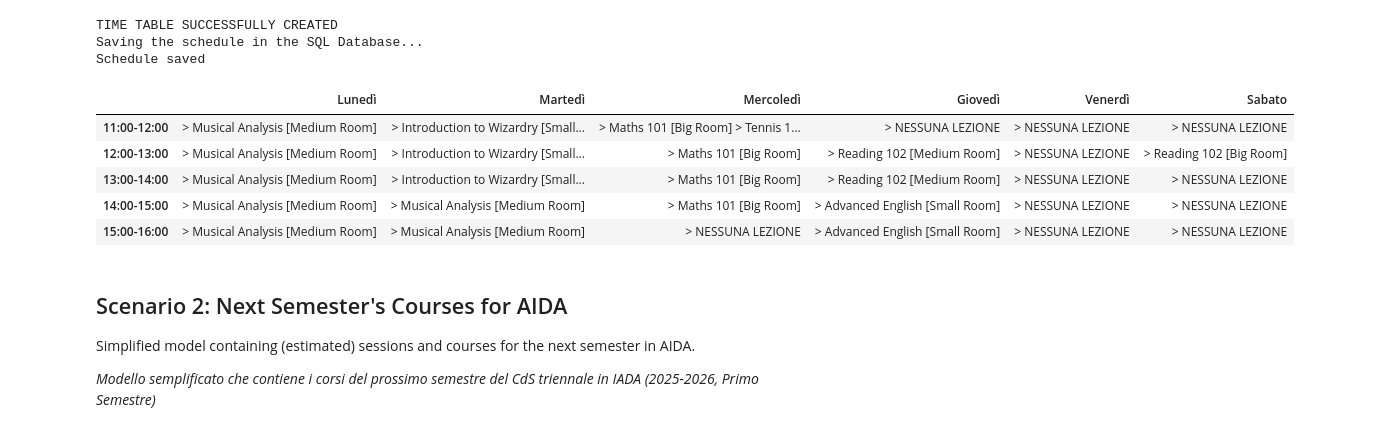
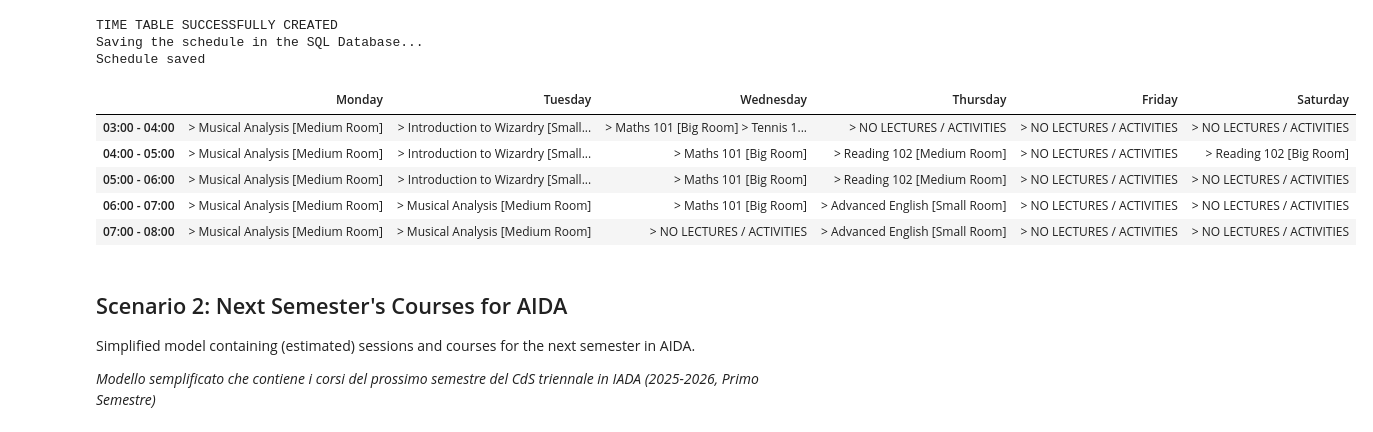
Before and after one commit to OdinMeng/z3-course-timetabling, a Jupyter notebook: demo.ipynb, the cells around one changed output. Drawn from its saved outputs; the diff is of its cells as text; code cells hidden in the pictures.

Commit message:
overhauled model.py so it can handle printing the schedule as a dataframe by itself, making the usage of the module cleaner. reran the demos

```diff
--- a/demo.ipynb
+++ b/demo.ipynb
@@ -53,3 +49,6 @@ toy_schedule.start()
+# %%
+toy_schedule = TimetableScheduler('sample_1', 5, 3)
+toy_schedule.start()
 # %%
 toy_schedule.add_constraints()
 # %%
@@ -84,13 +60,14 @@ df = pd.DataFrame(np_timetable, columns=rows, index=columns)
 # %%
 from IPython.display import display, HTML
-display(HTML(df.T.to_html().replace("\\n", "<br>")))
+df = toy_schedule.print_schedule_df()
+display(HTML(df.to_html().replace("\\n", "<br>")))
 # %% [output]
-|  | Lunedì | Martedì | Mercoledì | Giovedì | Venerdì | Sabato |
-| 11:00-12:00 | > Musical Analysis [Medium Room] | > Introduction to Wizardry [Small... | > Maths 101 [Big Room] > Tennis 1... | > NESSUNA LEZIONE | > NESSUNA LEZIONE | > NESSUNA LEZIONE |
-| 12:00-13:00 | > Musical Analysis [Medium Room] | > Introduction to Wizardry [Small... | > Maths 101 [Big Room] | > Reading 102 [Medium Room] | > NESSUNA LEZIONE | > Reading 102 [Big Room] |
-| 13:00-14:00 | > Musical Analysis [Medium Room] | > Introduction to Wizardry [Small... | > Maths 101 [Big Room] | > Reading 102 [Medium Room] | > NESSUNA LEZIONE | > NESSUNA LEZIONE |
-| 14:00-15:00 | > Musical Analysis [Medium Room] | > Musical Analysis [Medium Room] | > Maths 101 [Big Room] | > Advanced English [Small Room] | > NESSUNA LEZIONE | > NESSUNA LEZIONE |
-| 15:00-16:00 | > Musical Analysis [Medium Room] | > Musical Analysis [Medium Room] | > NESSUNA LEZIONE | > Advanced English [Small Room] | > NESSUNA LEZIONE | > NESSUNA LEZIONE |
+|  | Monday | Tuesday | Wednesday | Thursday | Friday | Saturday |
+| 03:00 - 04:00 | > Musical Analysis [Medium Room] | > Introduction to Wizardry [Small... | > Maths 101 [Big Room] > Tennis 1... | > NO LECTURES / ACTIVITIES | > NO LECTURES / ACTIVITIES | > NO LECTURES / ACTIVITIES |
+| 04:00 - 05:00 | > Musical Analysis [Medium Room] | > Introduction to Wizardry [Small... | > Maths 101 [Big Room] | > Reading 102 [Medium Room] | > NO LECTURES / ACTIVITIES | > Reading 102 [Big Room] |
+| 05:00 - 06:00 | > Musical Analysis [Medium Room] | > Introduction to Wizardry [Small... | > Maths 101 [Big Room] | > Reading 102 [Medium Room] | > NO LECTURES / ACTIVITIES | > NO LECTURES / ACTIVITIES |
+| 06:00 - 07:00 | > Musical Analysis [Medium Room] | > Musical Analysis [Medium Room] | > Maths 101 [Big Room] | > Advanced English [Small Room] | > NO LECTURES / ACTIVITIES | > NO LECTURES / ACTIVITIES |
+| 07:00 - 08:00 | > Musical Analysis [Medium Room] | > Musical Analysis [Medium Room] | > NO LECTURES / ACTIVITIES | > Advanced English [Small Room] | > NO LECTURES / ACTIVITIES | > NO LECTURES / ACTIVITIES |
 # %%
 toy_schedule.end()
 # %% [markdown]
```
Also changed, not shown: parts of 15 cells of this notebook, 6 other files.
